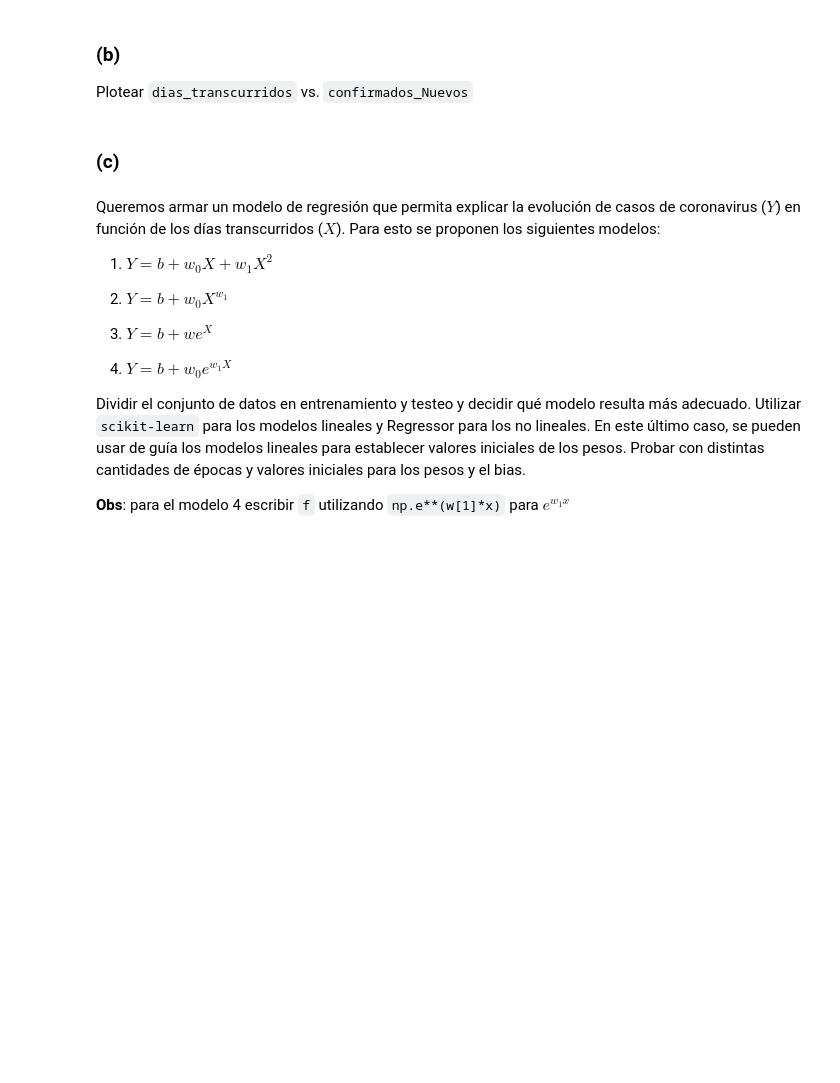
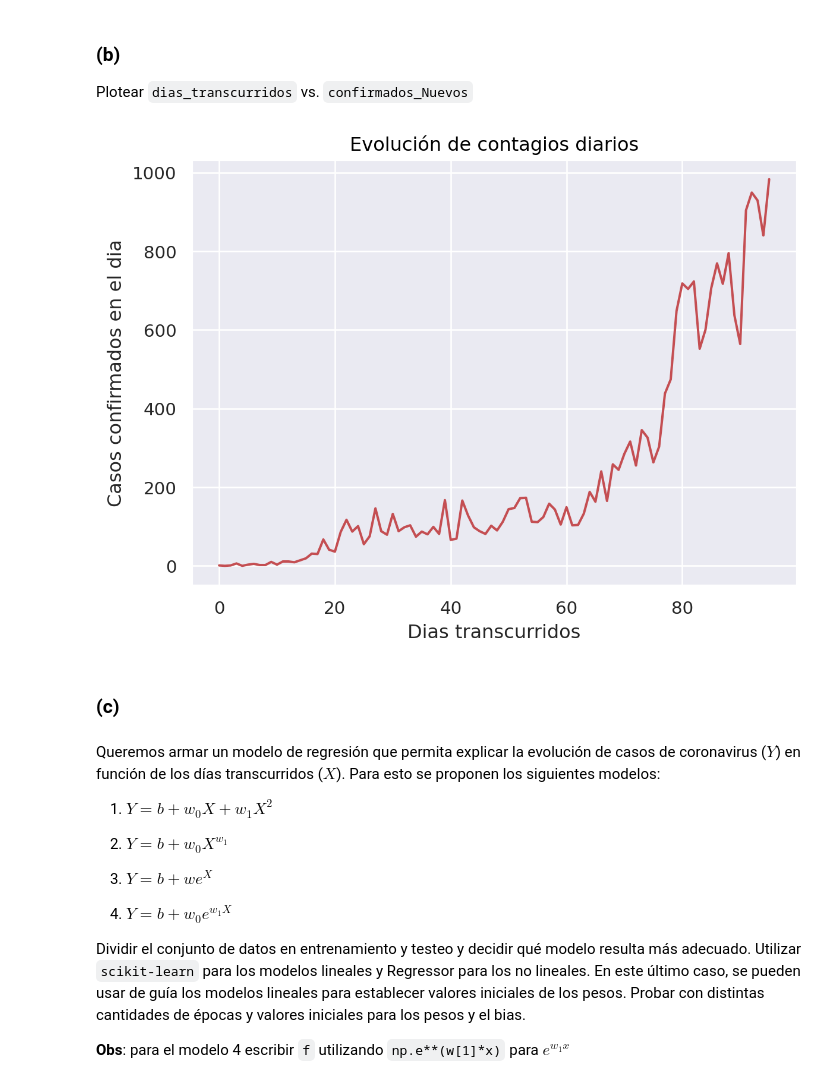
Before and after one commit to lmendezayl/uba-ldd-ic, a Jupyter notebook: guias/soluciones/practica10.ipynb, the cells around one changed output. Cells and saved outputs as stored; diff of their text form; code cells hidden in the pictures; blank space fills up the shorter version.

```diff
--- a/guias/soluciones/practica10.ipynb
+++ b/guias/soluciones/practica10.ipynb
@@ -9,0 +8,12 @@ Para realizar esta guía de ejercicios, descargar de la página de la materia el
+# %%
+import requests
+import os
+
+url_tf = "https://raw.githubusercontent.com/lmendezayl/uba-ldd-ic/refs/heads/main/datasets/tf_regressor.py"
+response = requests.get(url_tf)
+tf_regressor = os.path.basename(url_tf)
+
+with open(tf_regressor, "wb") as file:
+    file.write(response.content)
+
+url = 'https://raw.githubusercontent.com/lmendezayl/uba-ldd-ic/refs/heads/main/datasets/'
@@ -17,3 +33,6 @@ En este ejercicio utilizaremos el dataset `casos_coronavirus`.
 
 ### (a)
 Cargar el dataset y añadirle la columna `dias_transcurridos` con el indice de cada observación
+# %%
+corona = pd.read_csv(url + 'casos_coronavirus.csv')
+corona['dias_transcurridos'] = corona.index
@@ -22,6 +55,16 @@ Cargar el dataset y añadirle la columna `dias_transcurridos` con el indice de c
 ### (b)
 
 Plotear `dias_transcurridos` vs. `confirmados_Nuevos`
+# %%
+(
+    so.Plot(corona.dias_transcurridos, corona.confirmados_Nuevos)
+    .add(so.Line(color='r'))
+    .label(x='Dias transcurridos',
+           y='Casos confirmados en el dia',
+           title='Evolución de contagios diarios')
+)
+# %% [output]
+[figure, added]
 # %% [markdown]
 
 ### (c)
```
Also changed, not shown: parts of 3 cells of this notebook.
